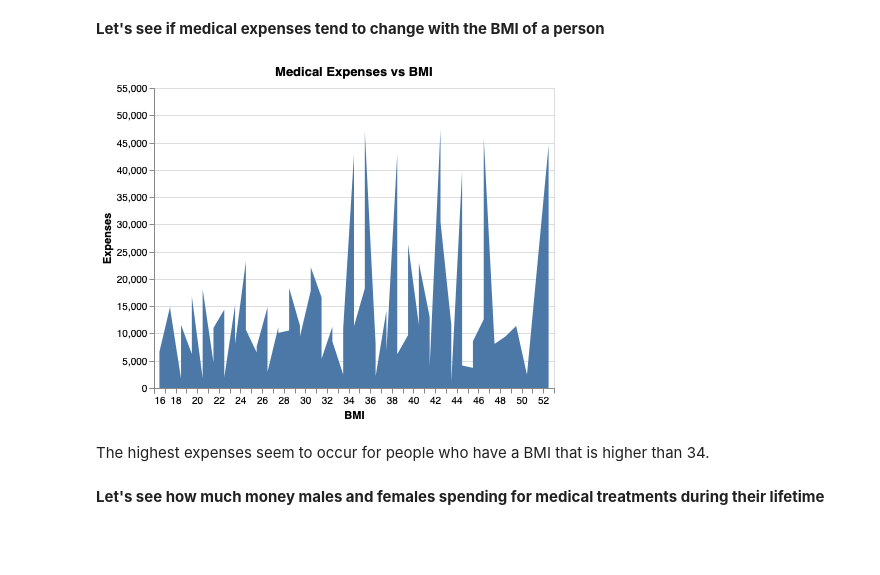
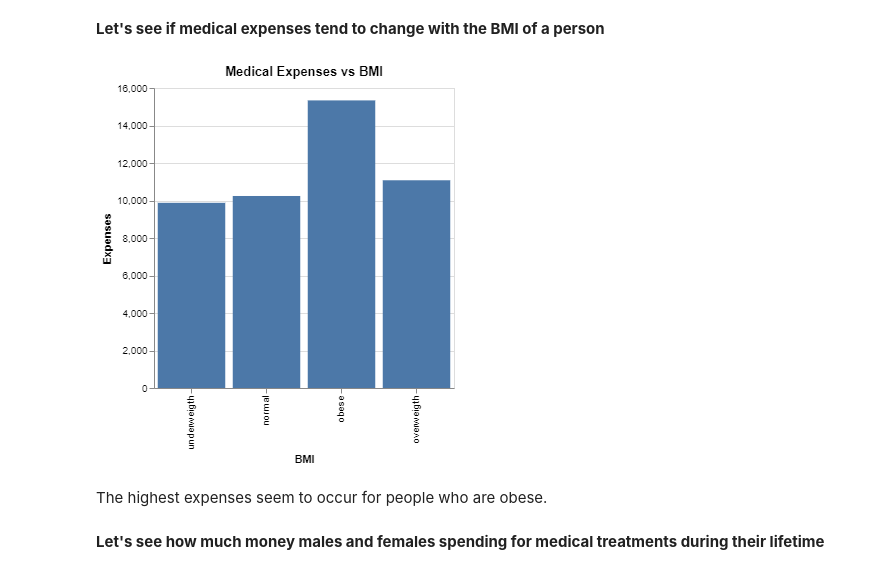
Before and after one commit to sirine-chahma/DSCI_522_group_401, a Jupyter notebook: notebooks/EDA.ipynb, the cells around one changed output. Drawn from its saved outputs; the diff is of its cells as text; code cells hidden in the pictures; blank space fills up the shorter version.

Commit message:
changed the BMI into a categorical variable changed the script of the eda to do the right graphs updated the main report with the right graphs updated th jupyter notebook eda with the right graphs

```diff
--- a/notebooks/EDA.ipynb
+++ b/notebooks/EDA.ipynb
@@ -216,16 +216,21 @@ The charges seem to increase when the age of a person increases. There is a peak
 # %%
 training_df = X_train
 training_df['charges'] = y_train
 
+training_df['bmi_cat'] = 'normal'
+training_df.loc[training_df['bmi'] < 18.5,'bmi_cat'] = 'underweigth'
+training_df.loc[training_df['bmi'] > 25,'bmi_cat'] = 'overweigth'
+training_df.loc[training_df['bmi'] > 30,'bmi_cat'] = 'obese'
 
-alt.Chart(training_df.groupby(['bmi']).mean().reset_index()).mark_area().encode(
-    alt.X('bmi:Q', title = 'BMI', bin=alt.Bin(maxbins=60)),
+
+alt.Chart(training_df.groupby(['bmi_cat']).mean().reset_index()).mark_bar().encode(
+    alt.X('bmi_cat', title = 'BMI', sort=['underweigth', 'normal', 'overweight', 'obese']),
     alt.Y('charges:Q', title = 'Expenses')
-).properties(title='Medical Expenses vs BMI')
+).properties(title='Medical Expenses vs BMI', width=300)
 # %% [output]
-[figure, old version]
+[figure, new version]
 # %% [markdown]
-The highest expenses seem to occur for people who have a BMI that is higher than 34.
+The highest expenses seem to occur for people who are obese.
 # %% [markdown]
 **Let's see how much money males and females spending for medical treatments during their lifetime**
 # %%
```
Also changed, not shown: parts of 4 cells of this notebook, 3 other files.
